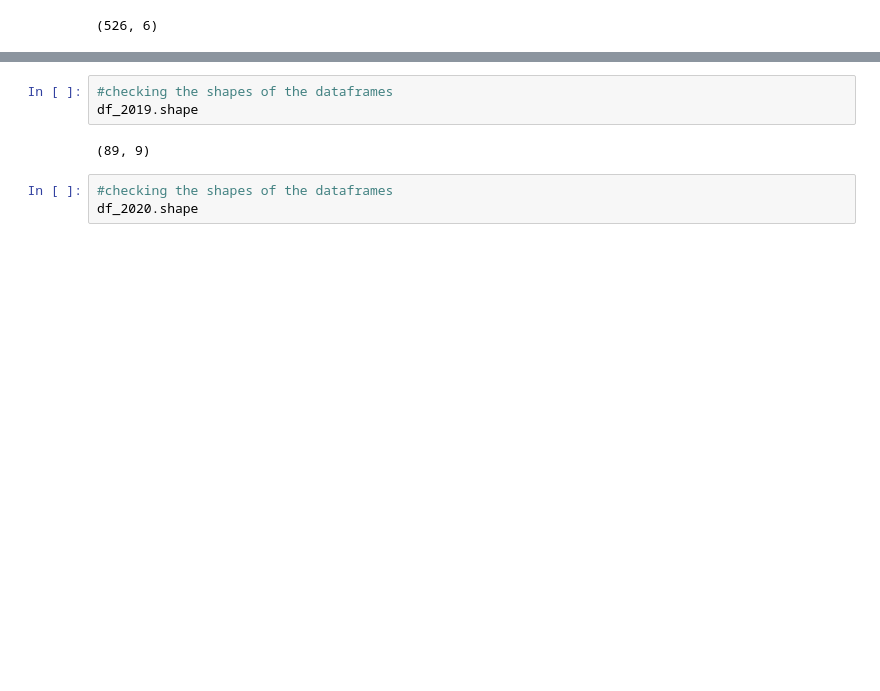
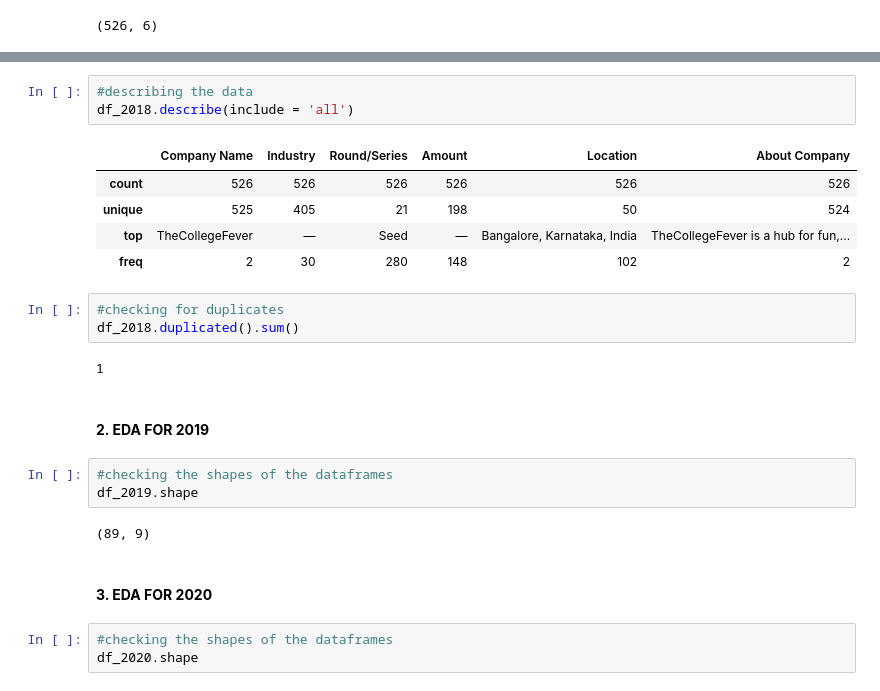
Before and after one commit to Rama-Mwenda/Indian_Ecosystem_Analysis, a Jupyter notebook: Analysis_Notebook.ipynb, the cells around one changed output, grey strips where cells are left out. Saved outputs shown, nothing was run; the diff lists cells and outputs as text; blank space fills up the shorter version.

```diff
--- a/Analysis_Notebook.ipynb
+++ b/Analysis_Notebook.ipynb
@@ -129,8 +254,26 @@ df_2018.shape
+# %%
+#describing the data
+df_2018.describe(include = 'all')
+# %% [output]
+|  | Company Name | Industry | Round/Series | Amount | Location | About Company |
+| count | 526 | 526 | 526 | 526 | 526 | 526 |
+| unique | 525 | 405 | 21 | 198 | 50 | 524 |
+| top | TheCollegeFever | — | Seed | — | Bangalore, Karnataka, India | TheCollegeFever is a hub for fun,... |
+| freq | 2 | 30 | 280 | 148 | 102 | 2 |
+# %%
+#checking for duplicates
+df_2018.duplicated().sum()
+# %% [output]
+1
+# %% [markdown]
+#### **2. EDA FOR 2019**
 # %%
 #checking the shapes of the dataframes
 df_2019.shape
 # %% [output]
 (89, 9)
+# %% [markdown]
+#### **3. EDA FOR 2020**
 # %%
 #checking the shapes of the dataframes
 df_2020.shape
```
Also changed, not shown: parts of 37 cells of this notebook, 1 other file.
